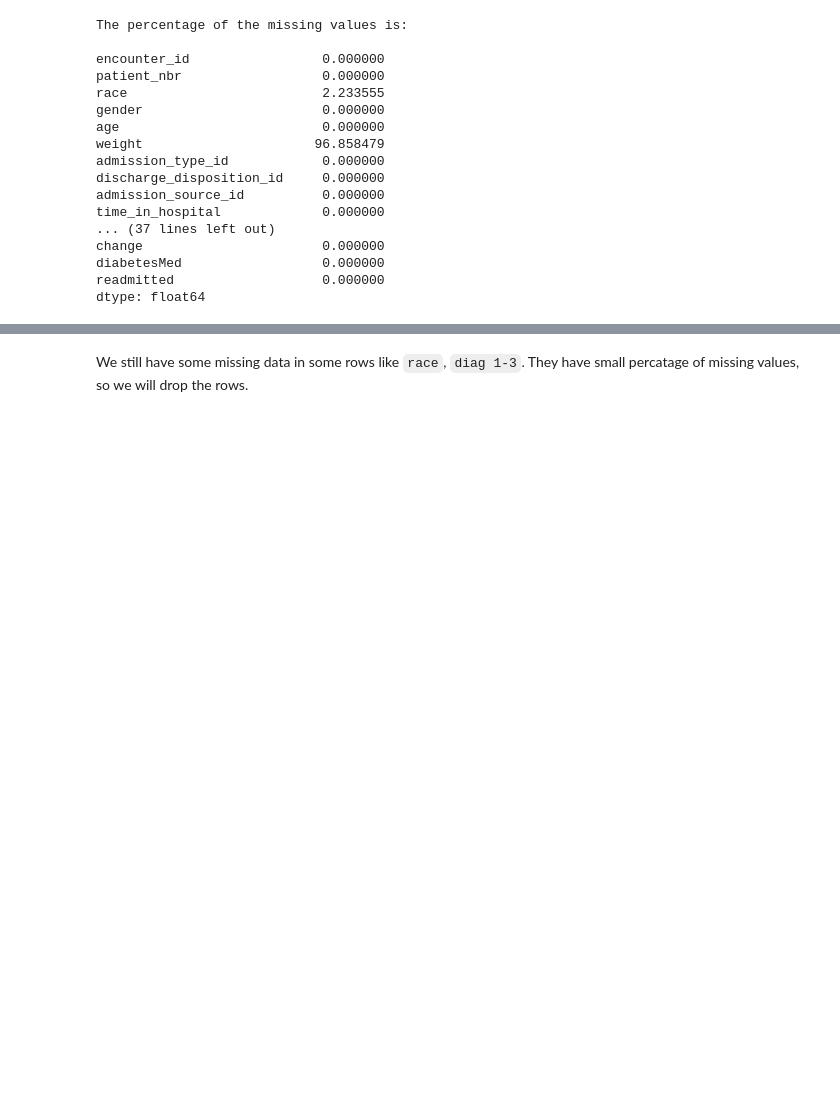
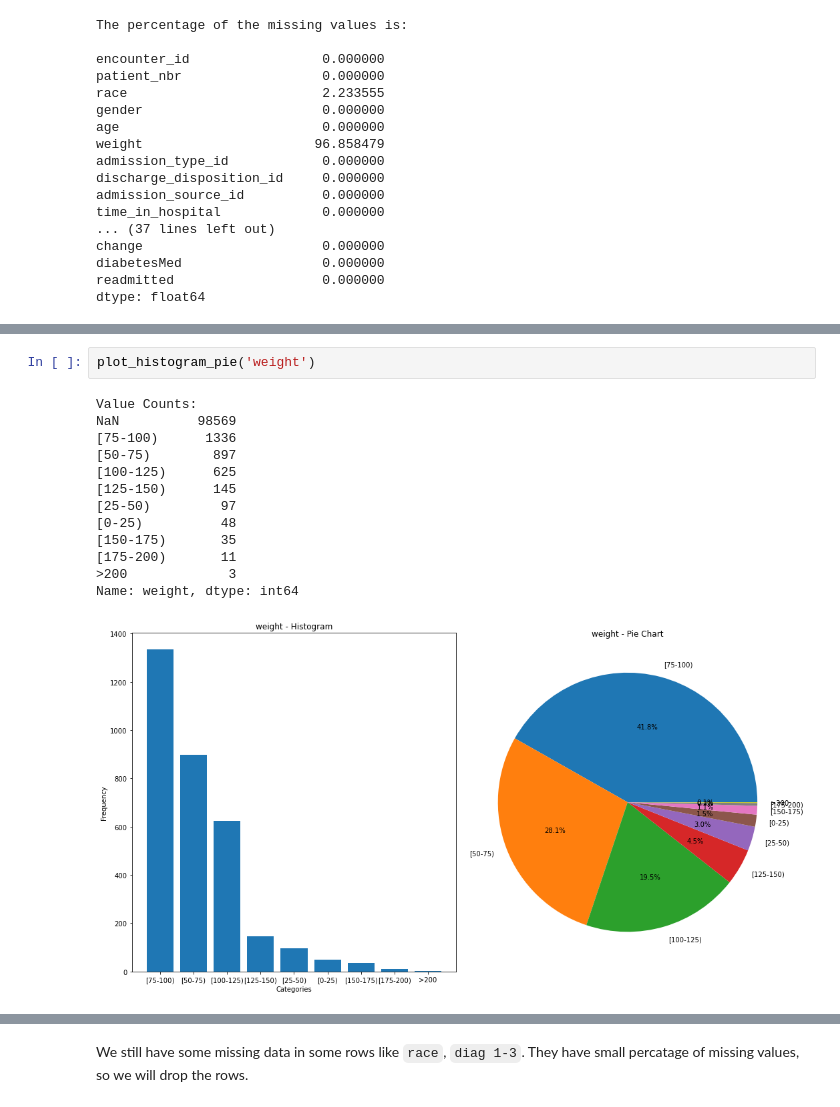
Before and after one commit to HersiYussuf/Capstone_Project, a Jupyter notebook: Diabetic_analysis.ipynb, the cells around one changed output, grey strips where cells are left out. Drawn from its saved outputs; the diff is of its cells as text; blank space fills up the shorter version.

```diff
--- a/Diabetic_analysis.ipynb
+++ b/Diabetic_analysis.ipynb
@@ -309,0 +356,16 @@ array(['Pediatrics-Endocrinology', 'missing', 'InternalMedicine',
+# %%
+plot_histogram_pie('weight')
+# %% [output]
+Value Counts:
+NaN          98569
+[75-100)      1336
+[50-75)        897
+[100-125)      625
+[125-150)      145
+[25-50)         97
+[0-25)          48
+[150-175)       35
+[175-200)       11
+>200             3
+Name: weight, dtype: int64
+[figure, added]
```
Also changed, not shown: parts of 119 cells of this notebook.
